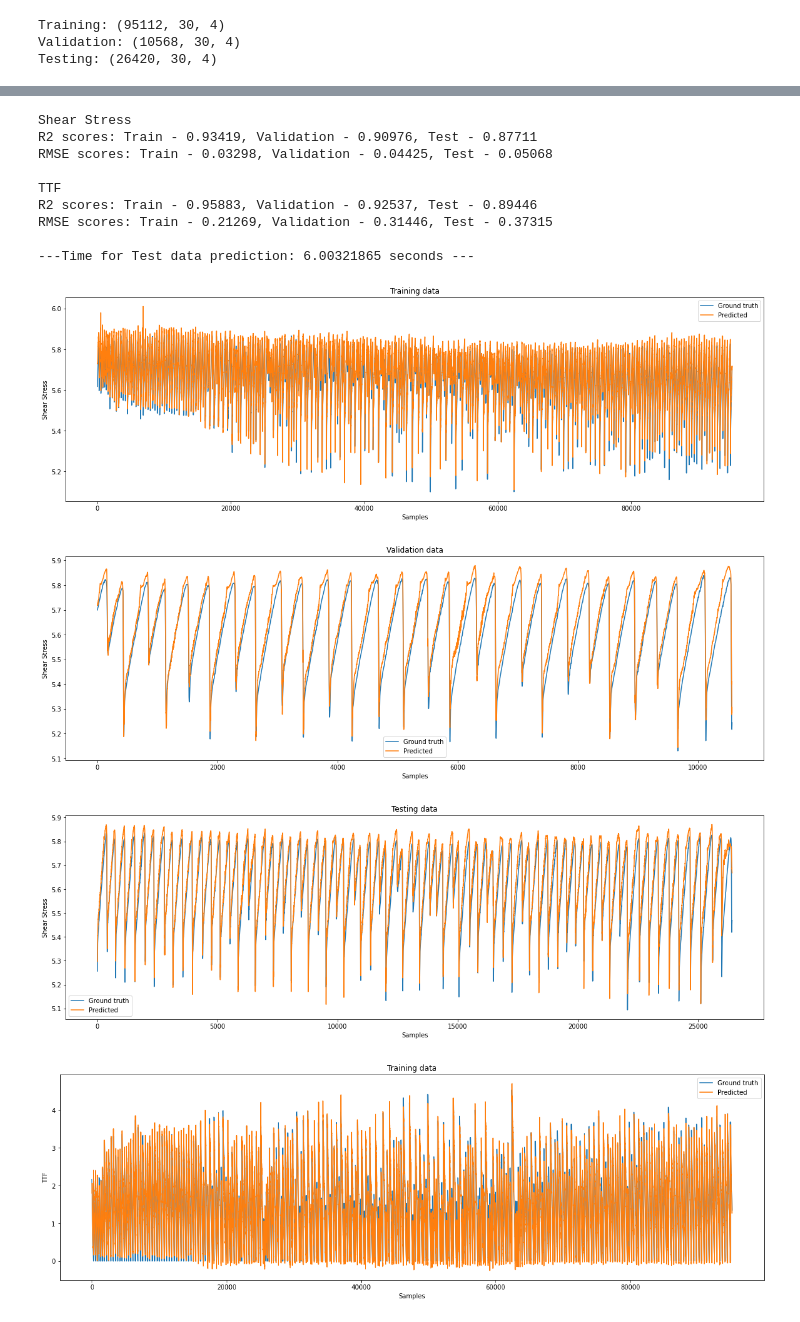
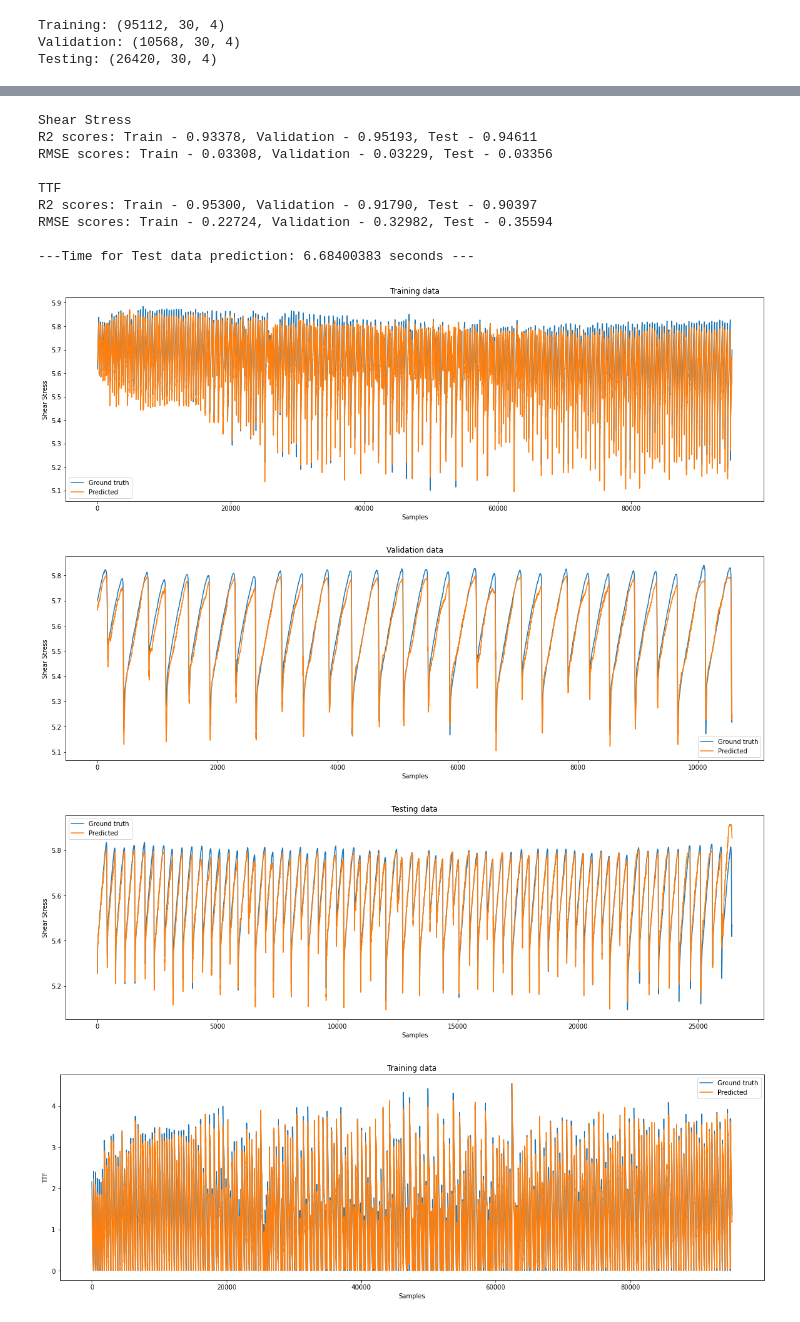
Before and after one commit to vrushaligirkar/Labquake-Prediction, a Jupyter notebook: DeepLearning/lstm_ssttf_dts.ipynb, the cells around one changed output, grey strips where cells are left out. Saved outputs shown, nothing was run; the diff lists cells and outputs as text; code cells hidden in the pictures.

```diff
--- a/DeepLearning/lstm_ssttf_dts.ipynb
+++ b/DeepLearning/lstm_ssttf_dts.ipynb
@@ -161,24 +176,27 @@ None
 # Evaluate the model
 
 y_predTrain = model.predict(X_train)
-ss_train_r2 = r2_score(Y_train[:,0], y_predTrain[:,0])
-ss_train_rmse = np.sqrt(mean_squared_error(Y_train[:,0], y_predTrain[:,0]))
-ttf_train_r2 = r2_score(Y_train[:,1], y_predTrain[:,1])
-ttf_train_rmse = np.sqrt(mean_squared_error(Y_train[:,1], y_predTrain[:,1]))
+y_predTrain[1] = np.clip(y_predTrain[1].ravel(), a_min=0,a_max=None)
+ss_train_r2 = r2_score(Y_train[:,0], y_predTrain[0])
+ss_train_rmse = np.sqrt(mean_squared_error(Y_train[:,0], y_predTrain[0]))
+ttf_train_r2 = r2_score(Y_train[:,1], y_predTrain[1])
+ttf_train_rmse = np.sqrt(mean_squared_error(Y_train[:,1], y_predTrain[1]))
 
 y_predVal = model.predict(X_val)
-ss_val_r2 = r2_score(Y_val[:,0], y_predVal[:,0])
-ss_val_rmse = np.sqrt(mean_squared_error(Y_val[:,0], y_predVal[:,0]))
-ttf_val_r2 = r2_score(Y_val[:,1], y_predVal[:,1])
-ttf_val_rmse = np.sqrt(mean_squared_error(Y_val[:,1], y_predVal[:,1]))
+y_predVal[1] = np.clip(y_predVal[1].ravel(), a_min=0,a_max=None)
+ss_val_r2 = r2_score(Y_val[:,0], y_predVal[0])
+ss_val_rmse = np.sqrt(mean_squared_error(Y_val[:,0], y_predVal[0]))
+ttf_val_r2 = r2_score(Y_val[:,1], y_predVal[1])
+ttf_val_rmse = np.sqrt(mean_squared_error(Y_val[:,1], y_predVal[1]))
 
 start_time = time.time()
 y_predTest = model.predict(x_test)
 end_time = time.time()
-ss_test_r2 = r2_score(y_test[:,0], y_predTest[:,0])
-ss_test_rmse = np.sqrt(mean_squared_error(y_test[:,0], y_predTest[:,0]))
-ttf_test_r2 = r2_score(y_test[:,1], y_predTest[:,1])
-ttf_test_rmse = np.sqrt(mean_squared_error(y_test[:,1], y_predTest[:,1]))
+y_predTest[1] = np.clip(y_predTest[1].ravel(), a_min=0,a_max=None)
+ss_test_r2 = r2_score(y_test[:,0], y_predTest[0])
+ss_test_rmse = np.sqrt(mean_squared_error(y_test[:,0], y_predTest[0]))
+ttf_test_r2 = r2_score(y_test[:,1], y_predTest[1])
+ttf_test_rmse = np.sqrt(mean_squared_error(y_test[:,1], y_predTest[1]))
 
 print("Shear Stress\nR2 scores: Train - %0.5f, Validation - %0.5f, Test - %0.5f" %(ss_train_r2, ss_val_r2, ss_test_r2))
 print("RMSE scores: Train - %0.5f, Validation - %0.5f, Test - %0.5f" %(ss_train_rmse, ss_val_rmse, ss_test_rmse))
@@ -189,34 +207,34 @@ print("RMSE scores: Train - %0.5f, Validation - %0.5f, Test - %0.5f" %(ttf_train
 print("\n---Time for Test data prediction: %0.8f seconds ---" % (end_time - start_time))
 # %% [output]
 Shear Stress
-R2 scores: Train - 0.93419, Validation - 0.90976, Test - 0.87711
-RMSE scores: Train - 0.03298, Validation - 0.04425, Test - 0.05068
+R2 scores: Train - 0.93378, Validation - 0.95193, Test - 0.94611
+RMSE scores: Train - 0.03308, Validation - 0.03229, Test - 0.03356
 
 TTF
-R2 scores: Train - 0.95883, Validation - 0.92537, Test - 0.89446
-RMSE scores: Train - 0.21269, Validation - 0.31446, Test - 0.37315
+R2 scores: Train - 0.95300, Validation - 0.91790, Test - 0.90397
+RMSE scores: Train - 0.22724, Validation - 0.32982, Test - 0.35594
 
----Time for Test data prediction: 6.00321865 seconds ---
+---Time for Test data prediction: 6.68400383 seconds ---
 # %%
 # Results plot
 
 def results_plot(fig_no, gt, pred, title, ylabel):
   fig = plt.figure(fig_no, figsize=(20,6))
   plt.plot(gt)
   plt.plot(pred)
   plt.xlabel('Samples')
   plt.ylabel(ylabel)
   plt.legend(['Ground truth', 'Predicted'])
   plt.title(title)
 
-results_plot(1, Y_train[:,0], y_predTrain[:,0], 'Training data', 'Shear Stress')
-results_plot(2, Y_val[:,0], y_predVal[:,0], 'Validation data', 'Shear Stress')
-results_plot(3, y_test[:,0], y_predTest[:,0], 'Testing data', 'Shear Stress')
-results_plot(4, Y_train[:,1], y_predTrain[:,1], 'Training data', 'TTF')
-results_plot(5, Y_val[:,1], y_predVal[:,1], 'Validation data', 'TTF')
-results_plot(6, y_test[:,1], y_predTest[:,1], 'Testing data', 'TTF')
+results_plot(1, Y_train[:,0], y_predTrain[0], 'Training data', 'Shear Stress')
+results_plot(2, Y_val[:,0], y_predVal[0], 'Validation data', 'Shear Stress')
+results_plot(3, y_test[:,0], y_predTest[0], 'Testing data', 'Shear Stress')
+results_plot(4, Y_train[:,1], y_predTrain[1], 'Training data', 'TTF')
+results_plot(5, Y_val[:,1], y_predVal[1], 'Validation data', 'TTF')
+results_plot(6, y_test[:,1], y_predTest[1], 'Testing data', 'TTF')
 # %% [output]
-[figure, old version]
+[figure, new version]
-[figure, old version]
+[figure, new version]
-[figure, old version]
+[figure, new version]
-[figure, old version]
+[figure, new version]
```
Also changed, not shown: parts of 8 cells of this notebook.
